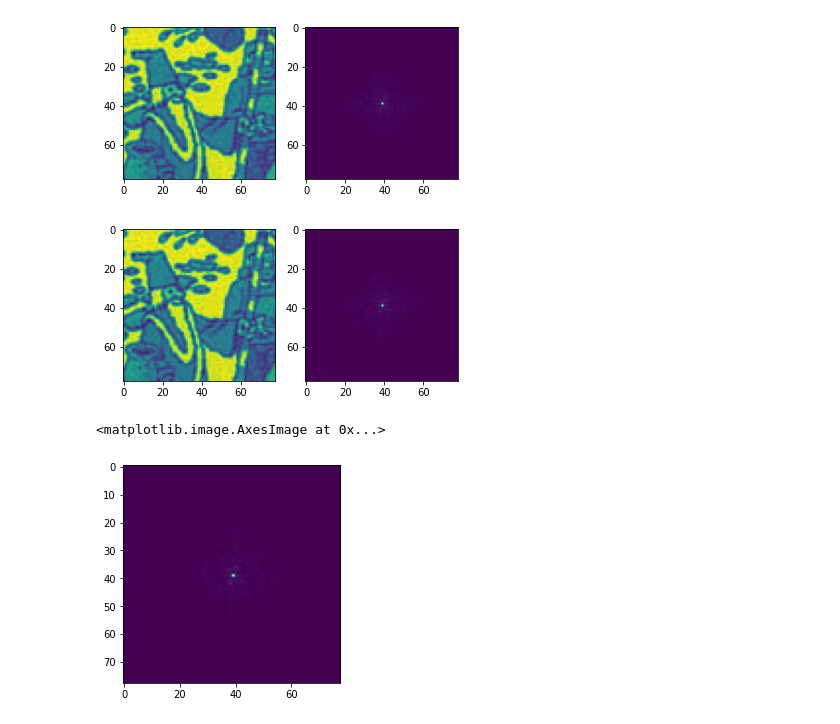
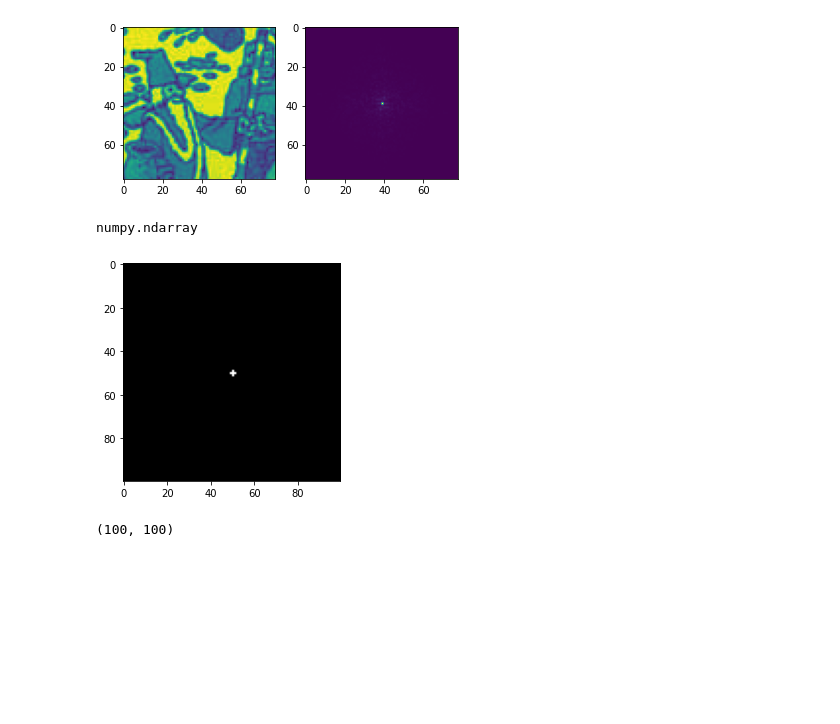
Before and after one commit to JuanDaAC/OpticalInstruments, a Jupyter notebook: Entrega 2/Pruebas/PruebasFourier.ipynb, the cells around one changed output. Cells and saved outputs as stored; diff of their text form; code cells hidden in the pictures; blank space fills up the shorter version.

```diff
--- a/Entrega 2/Pruebas/PruebasFourier.ipynb
+++ b/Entrega 2/Pruebas/PruebasFourier.ipynb
@@ -131,17 +131,43 @@ ax[1].imshow((np.abs(np.fft.fftshift(np.fft.fftn(prueba)))))
 # %% [output]
 <matplotlib.image.AxesImage at 0x...>
 [figure]
-# %%
-aso = prueba
-fig, ax = plt.subplots(1,2)
-ax[0].imshow(np.abs(aso))
-ax[1].imshow((np.abs(np.fft.fftshift(np.fft.fftn(aso)))))
-plt.show()
-
-
-eso = DFF_2D(aso)
-plt.imshow(np.abs(np.fft.fftshift(eso)))
-# %% [output]
-[figure, removed]
-<matplotlib.image.AxesImage at 0x...>
-[figure, removed]
+# %%
+mask=np.zeros((100,100),dtype="uint8")
+#cv2.line(mask,(50,30),(50,70),1,2)
+#cv2.line(mask,(30,50),(70,50),1,2)
+cv2.circle(mask,(50,50),1,1,-1)
+plt.imshow(mask,cmap="gray")
+type(mask)
+# %% [output]
+numpy.ndarray
+[figure, added]
+# %%
+#todo en nm
+W_l= 650e-9
+z= 2e-3
+k= 2*np.pi/W_l
+U_0 = mask
+dx=1e-3
+dy=1
+#Contenido frecuencial de la imagen (transformada de fourier)
+Tff_U0 = np.fft.fft2(U_0)
+
+#Se define el espacio de coordenadas según la imagen que hace de U_0
+N,M= np.shape(Tff_U0)
+tran = np.zeros((N,M),dtype = 'complex_')
+
+fx=N*(1/(N*dx))
+fy=M*(1/(M*dy))
+
+
+#c1 = np.exp(1j*z*k)
+a=(W_l*fx)**2
+
+for i in range(0,N):
+        for j in range(0,M):
+                tran[i,j] = Tff_U0[i,j]*np.exp((1j*z*k)*np.sqrt(1-(a*(i**2 + j**2))))
+
+salida = np.fft.ifftn(tran)
+np.shape(Tff_U0)
+# %% [output]
+(100, 100)
```
Also changed, not shown: parts of 3 cells of this notebook.
